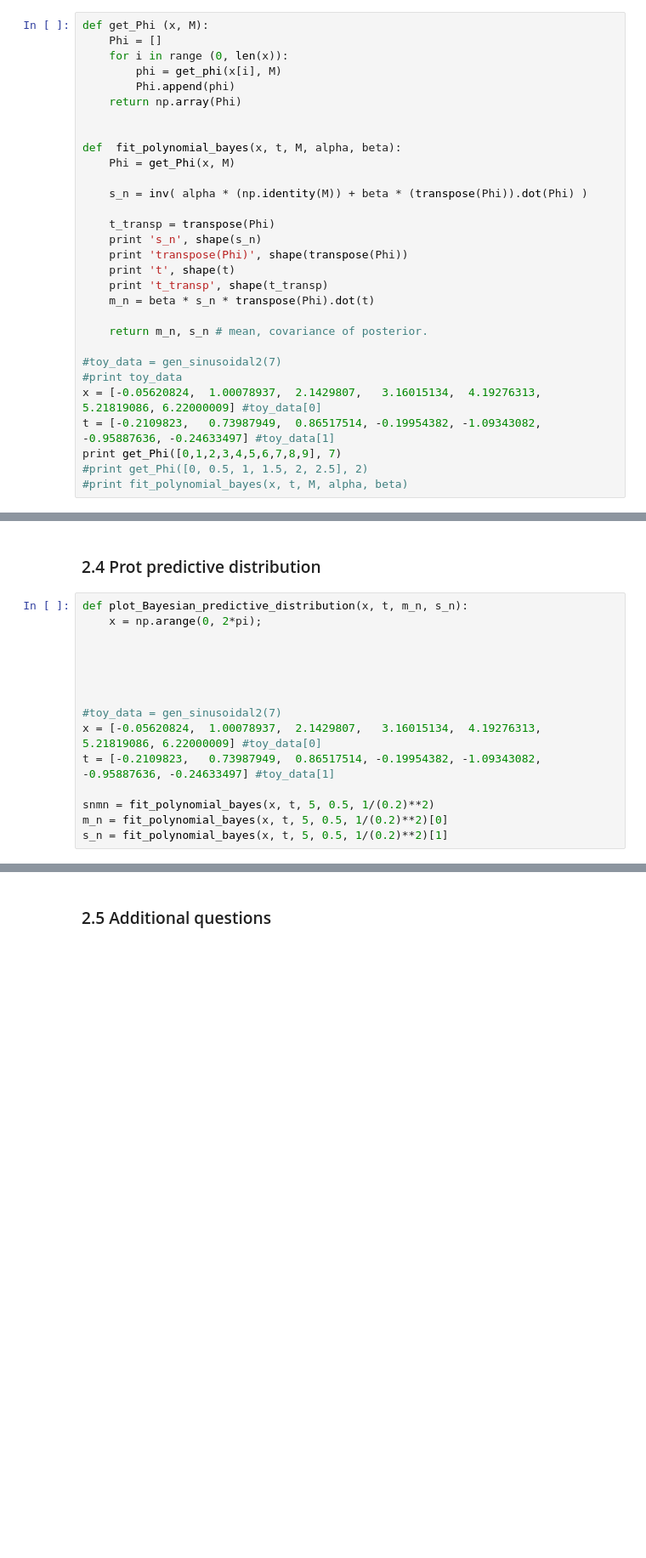
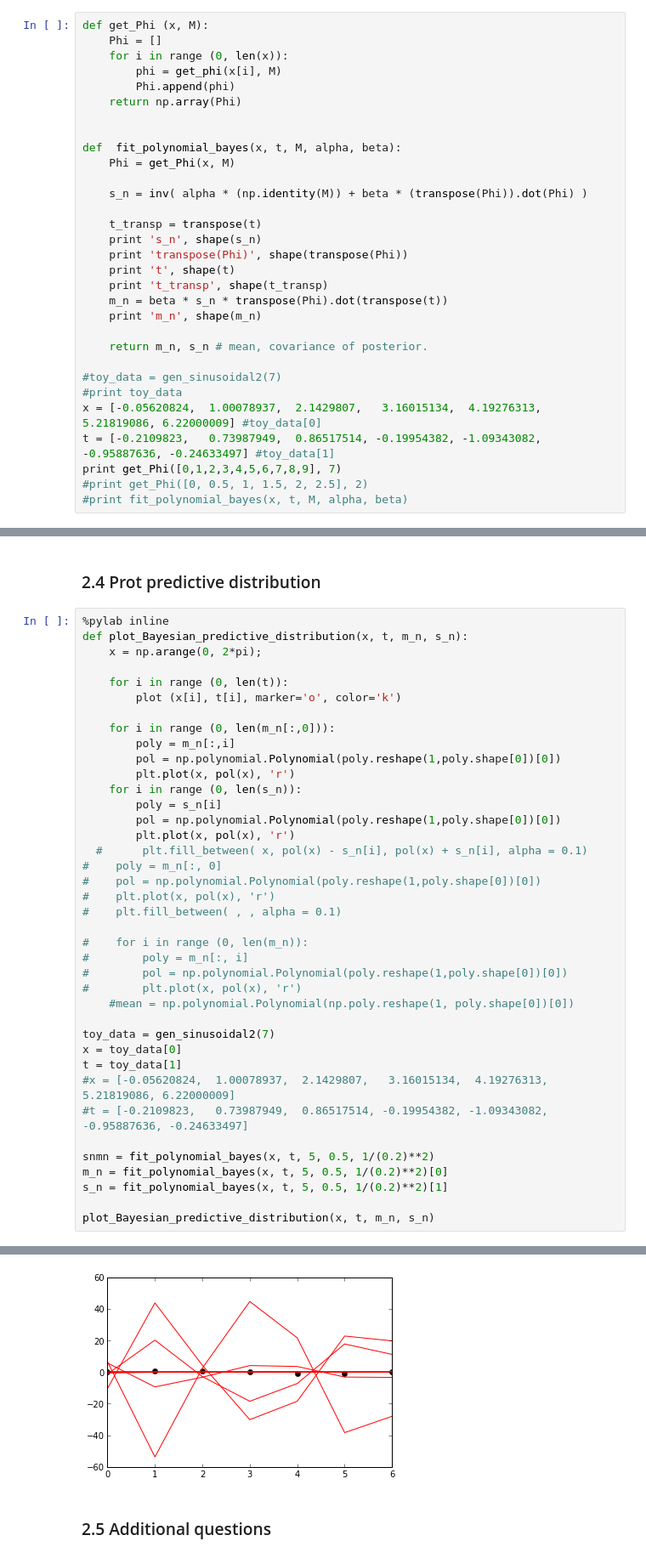
Before and after one commit to jaivalis/MLPR-Labs, a Jupyter notebook: Lab1Solutions.ipynb, the cells around one changed output, grey strips where cells are left out. Shown at 85% size. Cells and saved outputs as stored; diff of their text form; blank space fills up the shorter version.

```diff
--- a/Lab1Solutions.ipynb
+++ b/Lab1Solutions.ipynb
@@ -363,12 +363,13 @@ def  fit_polynomial_bayes(x, t, M, alpha, beta):
 
     s_n = inv( alpha * (np.identity(M)) + beta * (transpose(Phi)).dot(Phi) )
 
-    t_transp = transpose(Phi)
+    t_transp = transpose(t)
     print 's_n', shape(s_n)
     print 'transpose(Phi)', shape(transpose(Phi))
     print 't', shape(t)
     print 't_transp', shape(t_transp)
-    m_n = beta * s_n * transpose(Phi).dot(t)
+    m_n = beta * s_n * transpose(Phi).dot(transpose(t))
+    print 'm_n', shape(m_n)
 
     return m_n, s_n # mean, covariance of posterior.
 
@@ -418,18 +419,42 @@ def predict_polynomial_bayes(x, m, S, beta):
 # %% [markdown]
 ### 2.4 Prot predictive distribution
 # %%
+%pylab inline
 def plot_Bayesian_predictive_distribution(x, t, m_n, s_n):
     x = np.arange(0, 2*pi);
 
+    for i in range (0, len(t)):
+        plot (x[i], t[i], marker='o', color='k')
 
+    for i in range (0, len(m_n[:,0])):
+        poly = m_n[:,i]
+        pol = np.polynomial.Polynomial(poly.reshape(1,poly.shape[0])[0])
+        plt.plot(x, pol(x), 'r')
+    for i in range (0, len(s_n)):
+        poly = s_n[i]
+        pol = np.polynomial.Polynomial(poly.reshape(1,poly.shape[0])[0])
+        plt.plot(x, pol(x), 'r')
+  #      plt.fill_between( x, pol(x) - s_n[i], pol(x) + s_n[i], alpha = 0.1)
+#    poly = m_n[:, 0]
+#    pol = np.polynomial.Polynomial(poly.reshape(1,poly.shape[0])[0])
+#    plt.plot(x, pol(x), 'r')
+#    plt.fill_between( , , alpha = 0.1)
 
+#    for i in range (0, len(m_n)):
+#        poly = m_n[:, i]
+#        pol = np.polynomial.Polynomial(poly.reshape(1,poly.shape[0])[0])
+#        plt.plot(x, pol(x), 'r')
+    #mean = np.polynomial.Polynomial(np.poly.reshape(1, poly.shape[0])[0])
 
-
-#toy_data = gen_sinusoidal2(7)
-x = [-0.05620824,  1.00078937,  2.1429807,   3.16015134,  4.19276313,  5.21819086, 6.22000009] #toy_data[0]
-t = [-0.2109823,   0.73987949,  0.86517514, -0.19954382, -1.09343082, -0.95887636, -0.24633497] #toy_data[1]
+toy_data = gen_sinusoidal2(7)
+x = toy_data[0]
+t = toy_data[1]
+#x = [-0.05620824,  1.00078937,  2.1429807,   3.16015134,  4.19276313,  5.21819086, 6.22000009]
+#t = [-0.2109823,   0.73987949,  0.86517514, -0.19954382, -1.09343082, -0.95887636, -0.24633497]
 
 snmn = fit_polynomial_bayes(x, t, 5, 0.5, 1/(0.2)**2)
 m_n = fit_polynomial_bayes(x, t, 5, 0.5, 1/(0.2)**2)[0]
 s_n = fit_polynomial_bayes(x, t, 5, 0.5, 1/(0.2)**2)[1]
+
+plot_Bayesian_predictive_distribution(x, t, m_n, s_n)
 # %% [output]
@@ -453,2 +478,3 @@ t_transp (5, 7)
+[figure, added]
 # %% [markdown]
 ### 2.5 Additional questions
```
Also changed, not shown: parts of 6 cells of this notebook.
